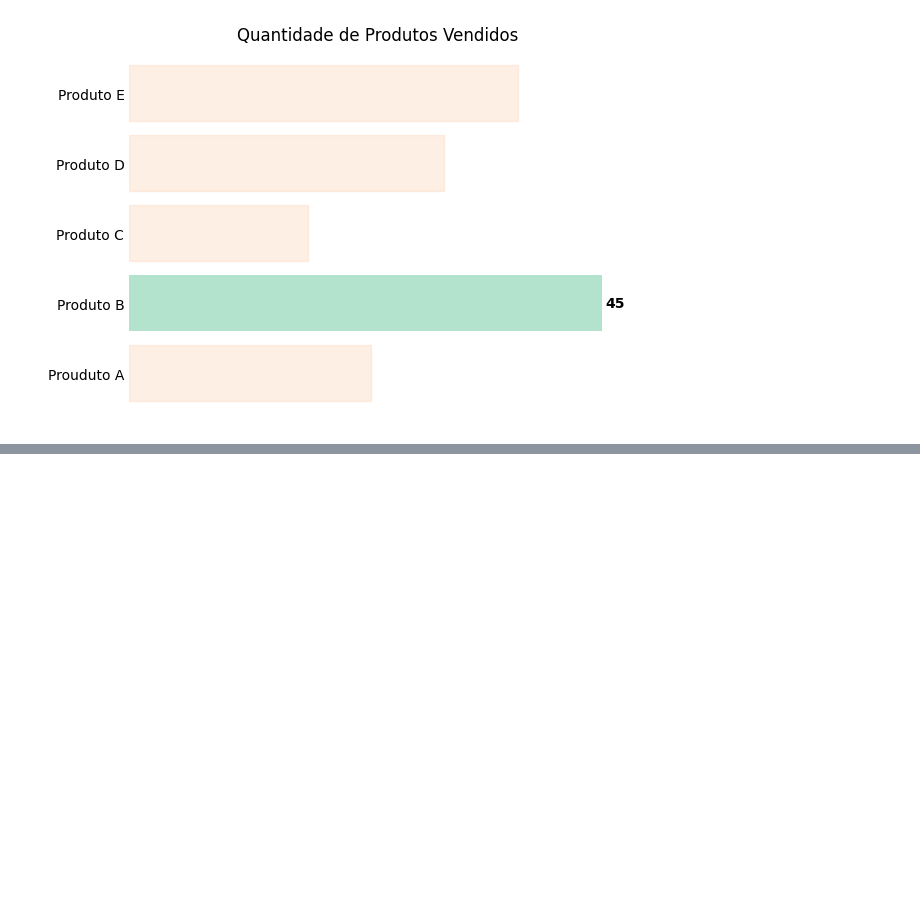
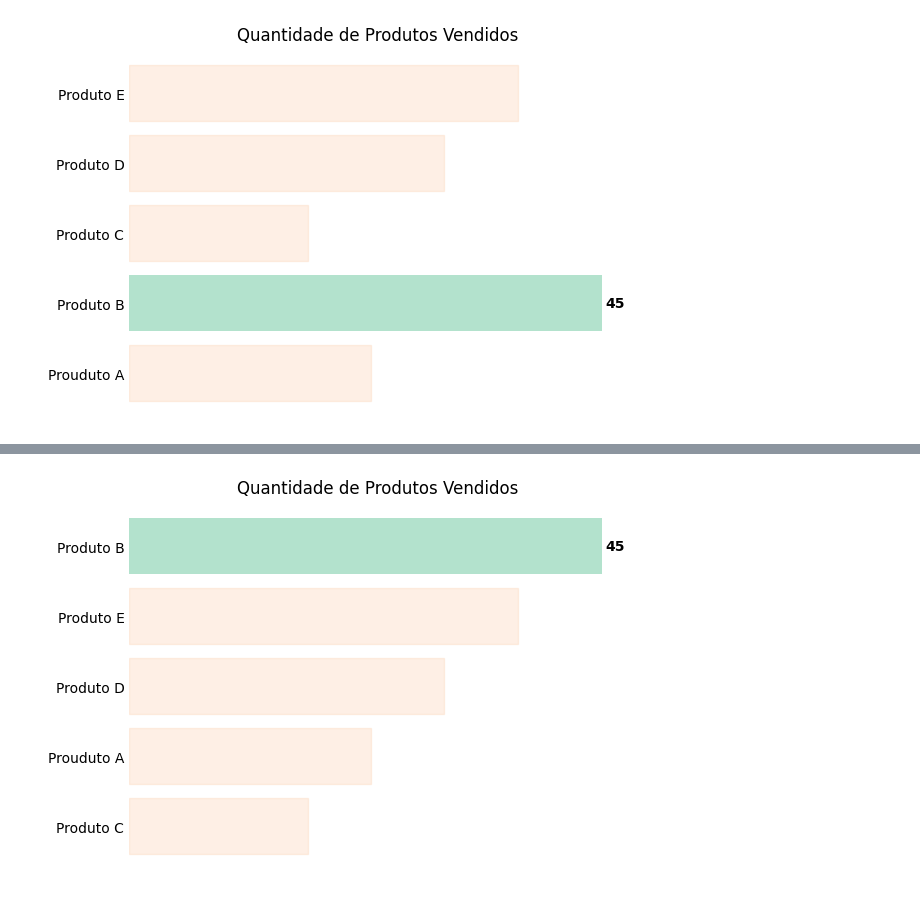
Before and after one commit to sdemoviart/data-viz-python-collection, a Jupyter notebook: bar_chart.ipynb, the cells around one changed output, grey strips where cells are left out. Cells and saved outputs as stored; diff of their text form; code cells hidden in the pictures; blank space fills up the shorter version.

Commit message:
carregando novas informações

```diff
--- a/bar_chart.ipynb
+++ b/bar_chart.ipynb
@@ -192,0 +255,37 @@ plt.show()
+# %%
+# Refazendo o código com as novas variáveis (quantidades_ordenadas e produtos_ordenados)
+
+#==========================================================================================
+# list comprehension e removendo os rótulos das barras com exceção do valor máximo.
+rotulos = [valor if valor == max(quantidades_ordenadas) else '' for valor in quantidades_ordenadas]
+#==========================================================================================
+
+# definindo padrões de cores em tempo de execução
+cores = plt.get_cmap('Pastel2').colors
+ciclo_cores = cycler('color', cores)
+plt.rc('axes', prop_cycle=ciclo_cores)
+#==========================================================================================
+
+#criando objeto barh.
+barras = plt.barh(produtos_ordenados, quantidades_ordenadas)
+plt.bar_label(barras, labels=rotulos, padding=3, fontsize=10, fontweight='bold')
+plt.box(False)
+#==========================================================================================
+
+#removendo ticks do eixo x e y
+plt.xticks([])
+plt.tick_params(axis='y', length=0)
+
+#==========================================================================================
+# Alterando cores das demais barras se não forem o valor máximo
+for i, barra in enumerate (barras):
+    if i != quantidades_ordenadas.index(max(quantidades_ordenadas)):
+        barras[i].set_color(cores[1])
+        barras[i].set_alpha(0.3)
+
+#==========================================================================================
+
+plt.title('Quantidade de Produtos Vendidos')
+plt.show()
+# %% [output]
+[figure, added]
```
Also changed, not shown: parts of 10 cells of this notebook.
